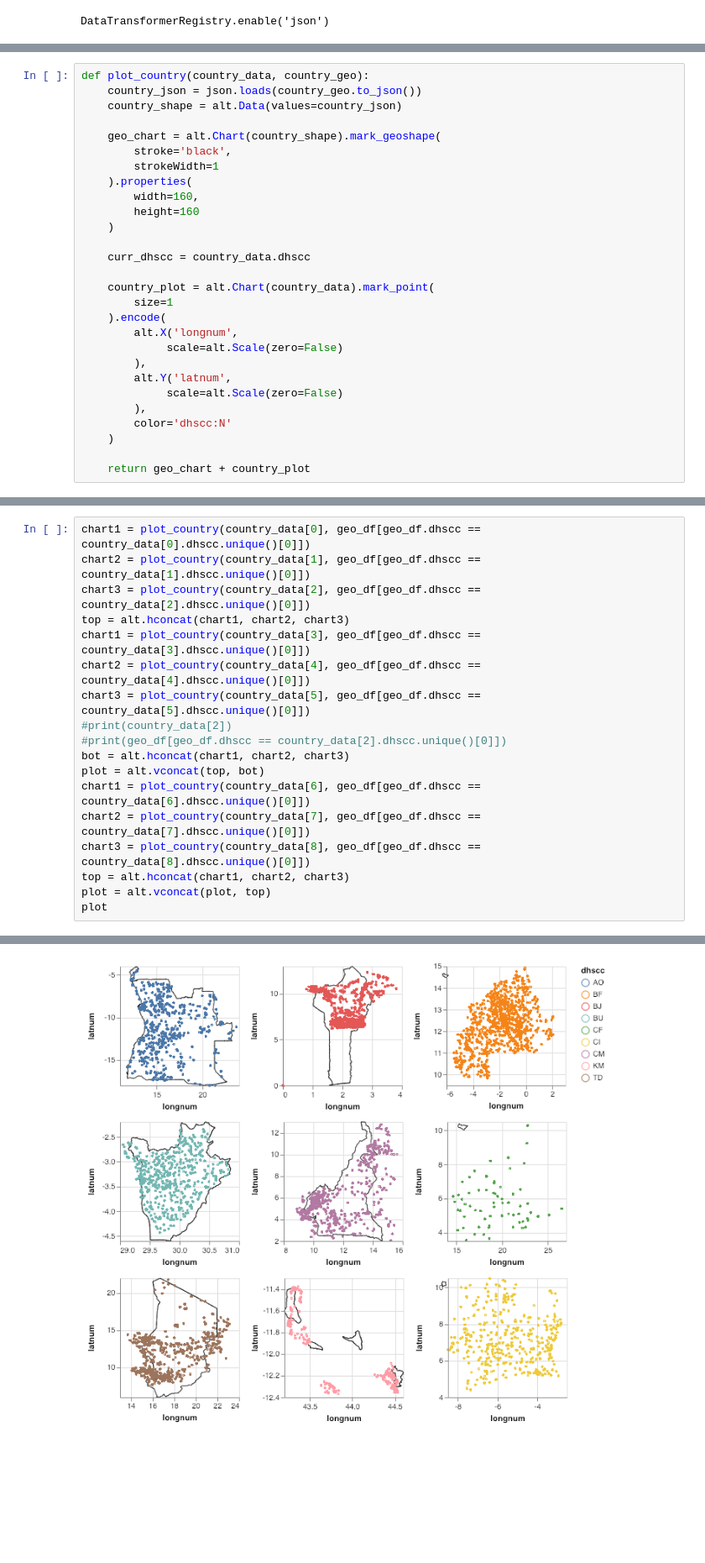
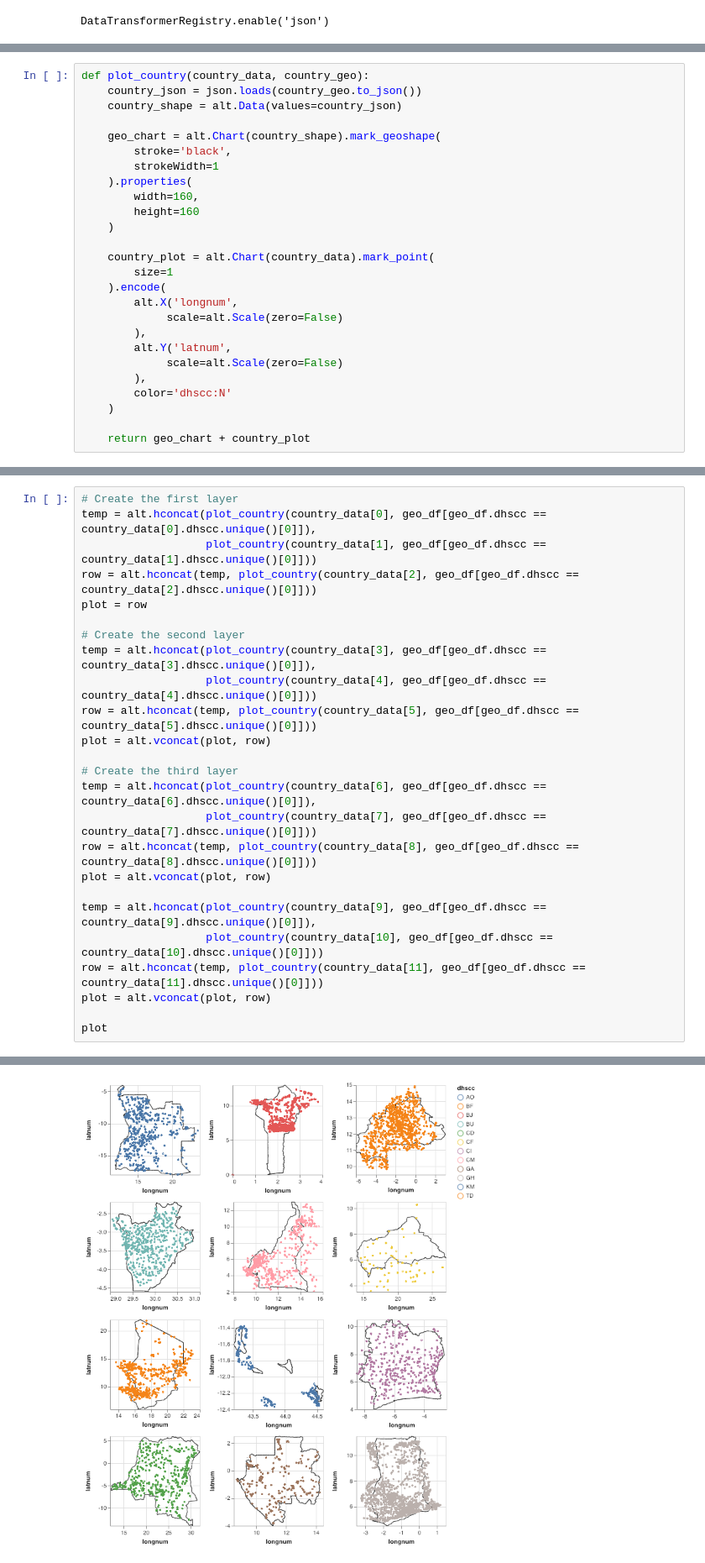
Before and after one commit to jesusjoaquin/waterfetch, a Jupyter notebook: viz_v2.ipynb, the cells around one changed output, grey strips where cells are left out. Shown at 84% size. Drawn from its saved outputs; the diff is of its cells as text; blank space fills up the shorter version.

Commit message:
fixed issues in viz_v2 where third plot was being plotted improperly

```diff
--- a/viz_v2.ipynb
+++ b/viz_v2.ipynb
@@ -33,8 +33,6 @@ def plot_country(country_data, country_geo):
         width=160,
         height=160
     )
-
-    curr_dhscc = country_data.dhscc
 
     country_plot = alt.Chart(country_data).mark_point(
         size=1
@@ -56,21 +50,28 @@ africa_df = gpd.read_file('../data/shapefiles/africa/africa_countries.shp')
 # %%
-chart1 = plot_country(country_data[0], geo_df[geo_df.dhscc == country_data[0].dhscc.unique()[0]])
-chart2 = plot_country(country_data[1], geo_df[geo_df.dhscc == country_data[1].dhscc.unique()[0]])
-chart3 = plot_country(country_data[2], geo_df[geo_df.dhscc == country_data[2].dhscc.unique()[0]])
-top = alt.hconcat(chart1, chart2, chart3)
-chart1 = plot_country(country_data[3], geo_df[geo_df.dhscc == country_data[3].dhscc.unique()[0]])
-chart2 = plot_country(country_data[4], geo_df[geo_df.dhscc == country_data[4].dhscc.unique()[0]])
-chart3 = plot_country(country_data[5], geo_df[geo_df.dhscc == country_data[5].dhscc.unique()[0]])
-#print(country_data[2])
-#print(geo_df[geo_df.dhscc == country_data[2].dhscc.unique()[0]])
-bot = alt.hconcat(chart1, chart2, chart3)
-plot = alt.vconcat(top, bot)
-chart1 = plot_country(country_data[6], geo_df[geo_df.dhscc == country_data[6].dhscc.unique()[0]])
-chart2 = plot_country(country_data[7], geo_df[geo_df.dhscc == country_data[7].dhscc.unique()[0]])
-chart3 = plot_country(country_data[8], geo_df[geo_df.dhscc == country_data[8].dhscc.unique()[0]])
-top = alt.hconcat(chart1, chart2, chart3)
-plot = alt.vconcat(plot, top)
+# Create the first layer
+temp = alt.hconcat(plot_country(country_data[0], geo_df[geo_df.dhscc == country_data[0].dhscc.unique()[0]]),
+                   plot_country(country_data[1], geo_df[geo_df.dhscc == country_data[1].dhscc.unique()[0]]))
+row = alt.hconcat(temp, plot_country(country_data[2], geo_df[geo_df.dhscc == country_data[2].dhscc.unique()[0]]))
+plot = row
+
+# Create the second layer
+temp = alt.hconcat(plot_country(country_data[3], geo_df[geo_df.dhscc == country_data[3].dhscc.unique()[0]]),
+                   plot_country(country_data[4], geo_df[geo_df.dhscc == country_data[4].dhscc.unique()[0]]))
+row = alt.hconcat(temp, plot_country(country_data[5], geo_df[geo_df.dhscc == country_data[5].dhscc.unique()[0]]))
+plot = alt.vconcat(plot, row)
+
+# Create the third layer
+temp = alt.hconcat(plot_country(country_data[6], geo_df[geo_df.dhscc == country_data[6].dhscc.unique()[0]]),
+                   plot_country(country_data[7], geo_df[geo_df.dhscc == country_data[7].dhscc.unique()[0]]))
+row = alt.hconcat(temp, plot_country(country_data[8], geo_df[geo_df.dhscc == country_data[8].dhscc.unique()[0]]))
+plot = alt.vconcat(plot, row)
+
+temp = alt.hconcat(plot_country(country_data[9], geo_df[geo_df.dhscc == country_data[9].dhscc.unique()[0]]),
+                   plot_country(country_data[10], geo_df[geo_df.dhscc == country_data[10].dhscc.unique()[0]]))
+row = alt.hconcat(temp, plot_country(country_data[11], geo_df[geo_df.dhscc == country_data[11].dhscc.unique()[0]]))
+plot = alt.vconcat(plot, row)
+
 plot
 # %% [output]
 <vega.vegalite.VegaLite at 0x...>
-[figure, old version]
+[figure, new version]
```
Also changed, not shown: parts of 1 cell of this notebook, 1 other file.
